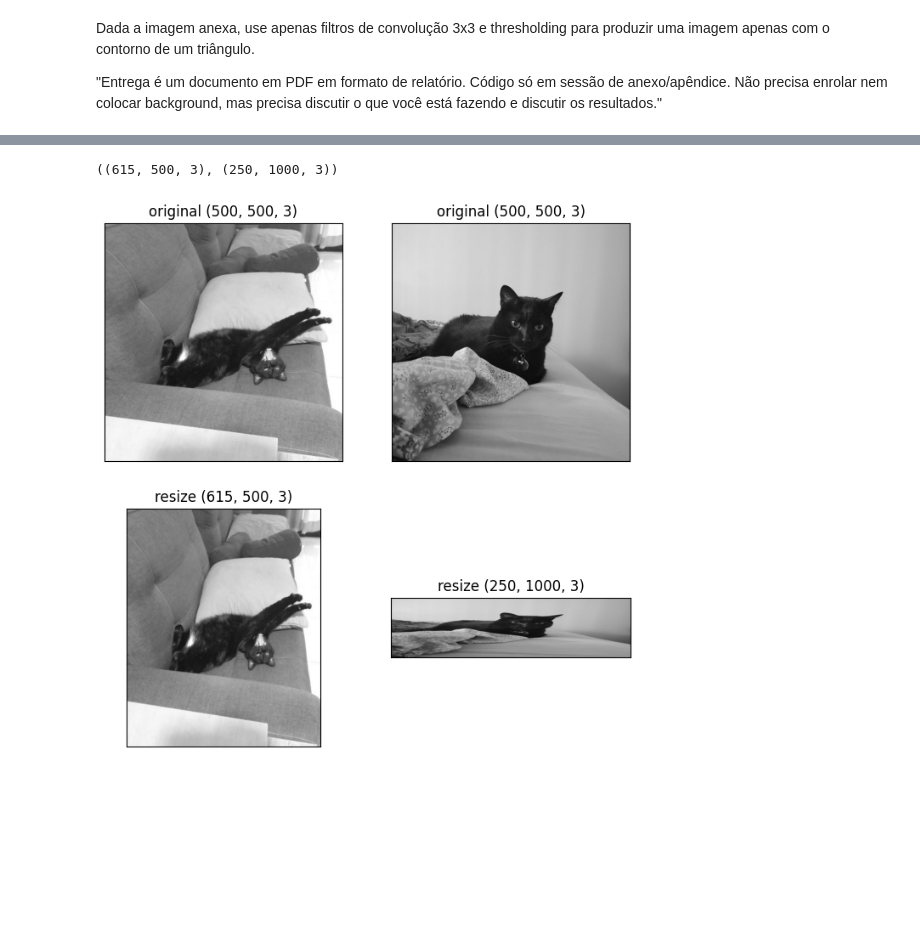
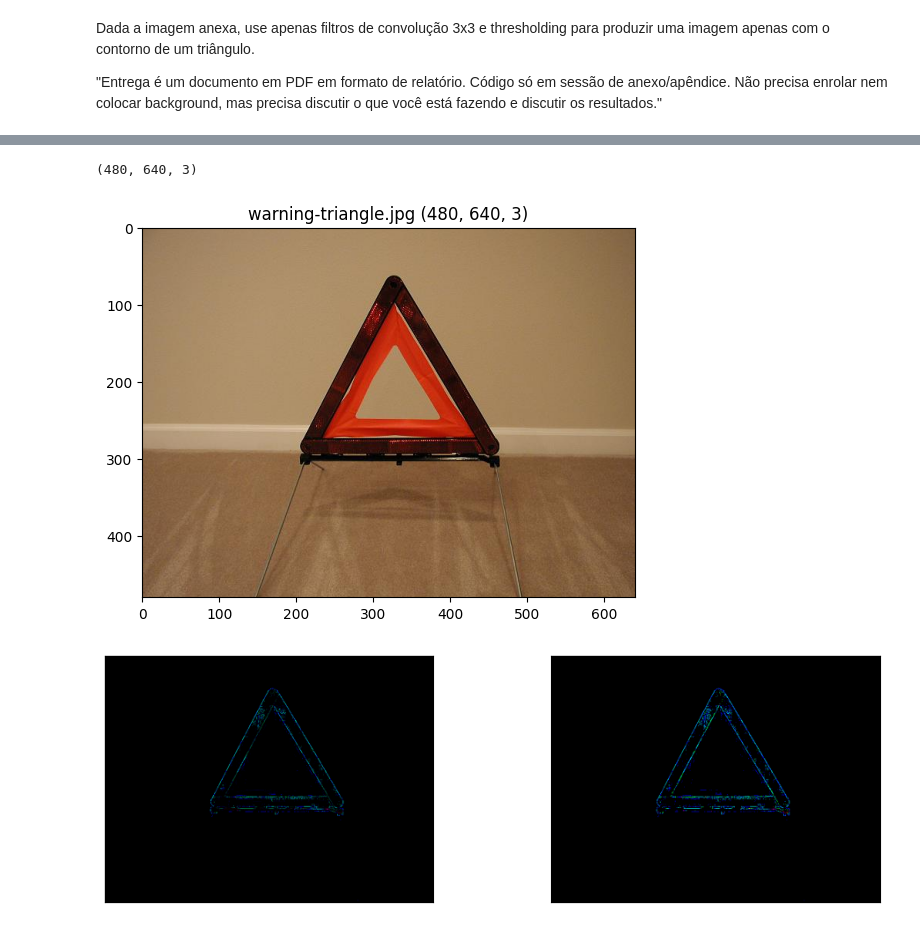
Before and after one commit to htbrandao/ppgi-proc-img, a Jupyter notebook: trab05/trab05.ipynb, the cells around one changed output, grey strips where cells are left out. Drawn from its saved outputs; the diff is of its cells as text; code cells hidden in the pictures; blank space fills up the shorter version.

```diff
--- a/trab05/trab05.ipynb
+++ b/trab05/trab05.ipynb
@@ -100,44 +26,14 @@ def redimensionar(imagem, horizontal=1.0, vertical=1.0):
-# %%
-y1rd, y2rd = redimensionar(x1, 1.23, 1.0), redimensionar(x2, 0.5, 2.0)
-
-y1rd.shape, y2rd.shape
-# %% [output]
-((615, 500, 3), (250, 1000, 3))
-# %%
-plt.figure(figsize=(8,8))
-
-plt.subplot(2,2,1)
-_ = x1
-__ = _.shape
-plt.title(f'original {__}')
-plt.imshow(_)
-plt.xticks([])
-plt.yticks([])
-
-plt.subplot(2,2,2)
-_ = x2
-__ = _.shape
-plt.title(f'original {__}')
-plt.imshow(_)
-plt.xticks([])
-plt.yticks([])
-
-plt.subplot(2,2,3)
-_ = y1rd
-__ = _.shape
-plt.title(f'resize {__}')
-plt.imshow(_)
-plt.xticks([])
-plt.yticks([])
-
-plt.subplot(2,2,4)
-_ = y2rd
-__ = _.shape
-plt.title(f'resize {__}')
-plt.imshow(_)
-plt.xticks([])
-plt.yticks([])
-
-plt.show()
-# %% [output]
-[figure, removed]
+# %%
+f = 'warning-triangle.jpg'
+x = cv2.imread(f)
+x.shape
+# %% [output]
+(480, 640, 3)
+# %%
+__show = lambda i: cv2.cvtColor(i, cv2.COLOR_BGR2RGB)
+# %%
+plt.title(f'{f} {x.shape}')
+plt.imshow(__show(x))
+plt.show()
+# %% [output]
+[figure, added]
@@ -143,0 +48,19 @@ plt.show()
+# %%
+plt.figure(figsize=(12,8))
+
+fx = np.array([[-1, 0, 1], [-1, 0, 1], [-1, 0, 1]])
+
+__ = (
+    conv(x, fbordas),
+    tresh(conv(x, fbordas))
+ )
+
+for i,_ in enumerate(__):
+    plt.subplot(len(__),2,i+1)
+    plt.imshow(__show(_))
+    plt.xticks([])
+    plt.yticks([])
+
+plt.show()
+# %% [output]
+[figure, added]
```
Also changed, not shown: parts of 9 cells of this notebook.
